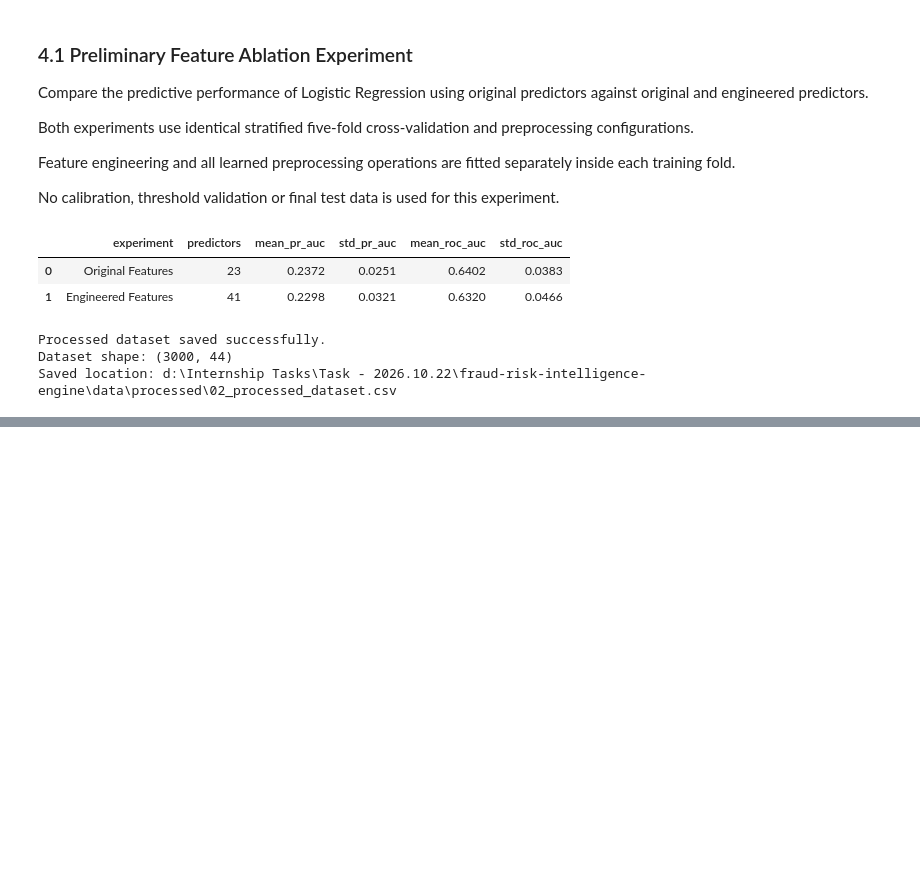
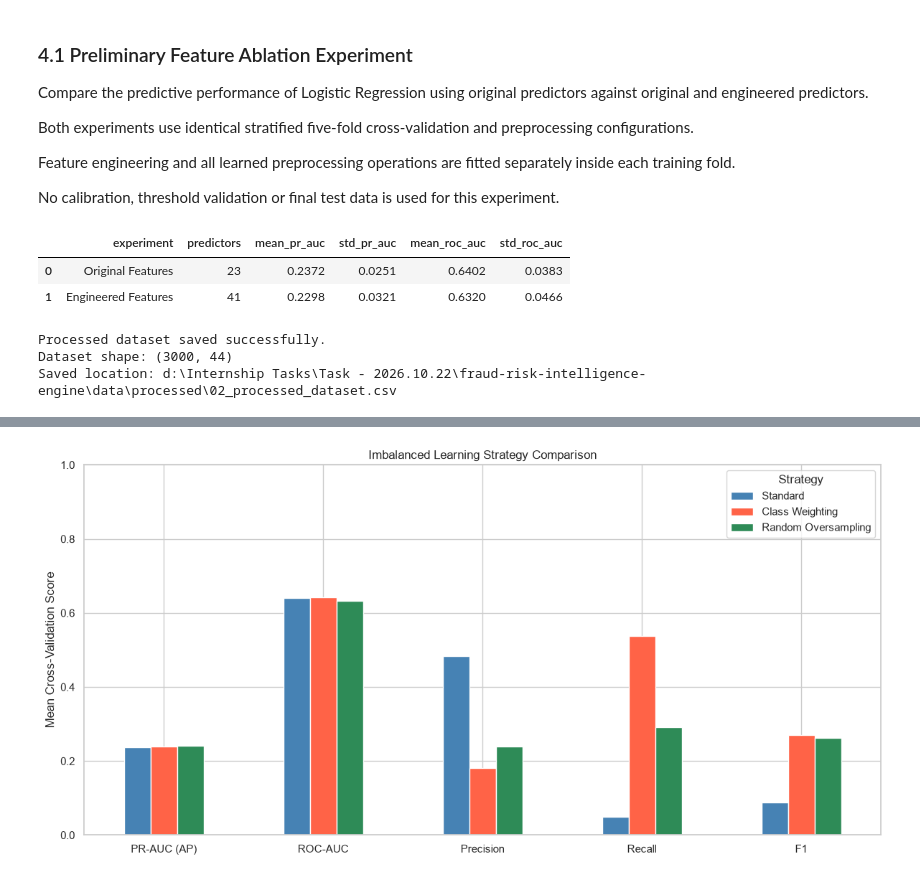
Before and after one commit to Charith-01/fraud-risk-intelligence-engine, a Jupyter notebook: 01_fraud_risk_analysis.ipynb, the cells around one changed output, grey strips where cells are left out. Cells and saved outputs as stored; diff of their text form; code cells hidden in the pictures; blank space fills up the shorter version.

Commit message:
feat: implement preprocessing and imbalanced learning experiments

```diff
--- a/01_fraud_risk_analysis.ipynb
+++ b/01_fraud_risk_analysis.ipynb
@@ -2232,0 +2738,56 @@ Saved location: d:\Internship Tasks\Task - 2026.10.22\fraud-risk-intelligence-en
+# %%
+plot_metrics = [
+    "pr_auc_mean",
+    "roc_auc_mean",
+    "precision_mean",
+    "recall_mean",
+    "f1_mean"
+]
+
+plot_data = (
+    imbalance_summary
+    .set_index("strategy")[plot_metrics]
+    .T
+)
+
+plot_data.index = [
+    "PR-AUC (AP)",
+    "ROC-AUC",
+    "Precision",
+    "Recall",
+    "F1"
+]
+
+ax = plot_data.plot(
+    kind="bar",
+    figsize=(12, 6),
+    color=[
+        "steelblue",
+        "tomato",
+        "seagreen"
+    ]
+)
+
+ax.set_title(
+    "Imbalanced Learning Strategy Comparison"
+)
+
+ax.set_ylabel("Mean Cross-Validation Score")
+
+ax.set_ylim(0, 1)
+
+plt.xticks(rotation=0)
+
+plt.legend(title="Strategy")
+
+plt.tight_layout()
+
+plt.savefig(
+    FIGURES_DIR / "imbalance_model_comparison.png",
+    dpi=300,
+    bbox_inches="tight"
+)
+
+plt.show()
+# %% [output]
+[figure, added]
```
Also changed, not shown: parts of 12 cells of this notebook, 5 other files.
